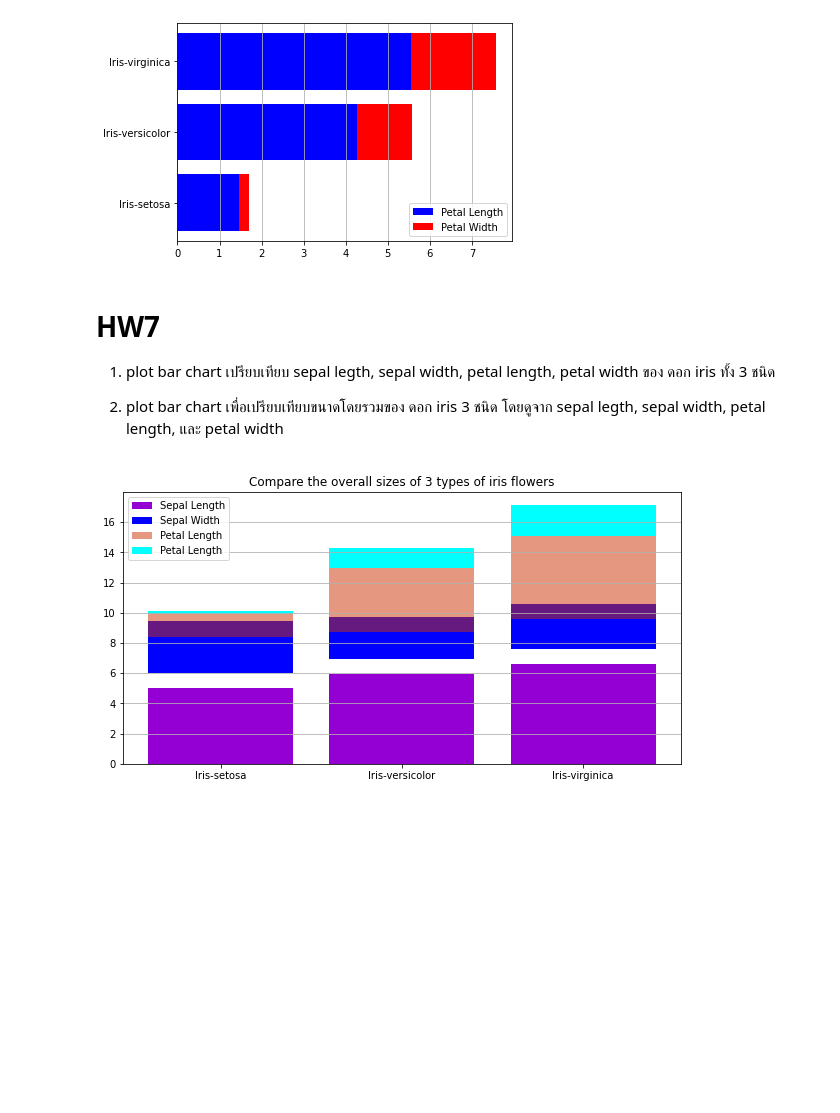
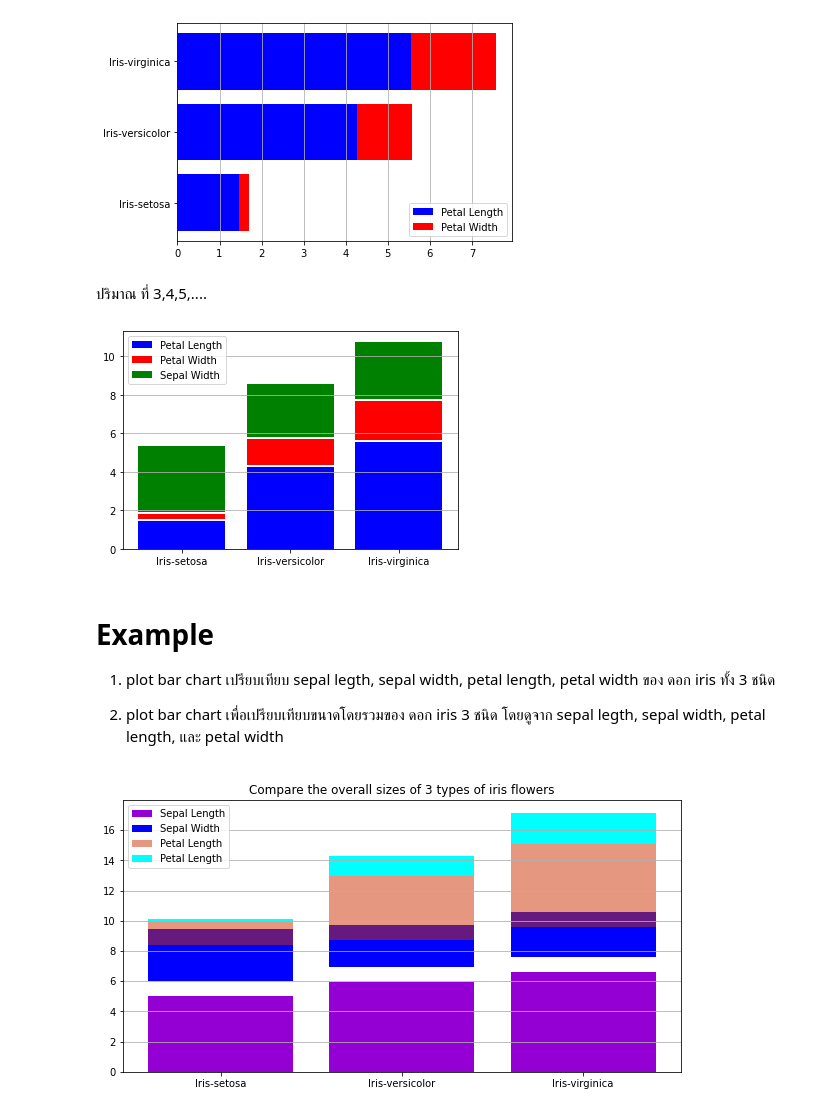
Before and after one commit to nxxk23/BasicProg_DataViz65, a Jupyter notebook: DataViz04_Data_Comparison.ipynb, the cells around one changed output. Drawn from its saved outputs; the diff is of its cells as text; code cells hidden in the pictures; blank space fills up the shorter version.

Commit message:
Quiz 7 + HW 4 ถึง spyder chart

```diff
--- a/DataViz04_Data_Comparison.ipynb
+++ b/DataViz04_Data_Comparison.ipynb
@@ -329,8 +329,19 @@ plt.grid(True,axis='x')
 plt.legend();
 # %% [output]
 [figure]
+# %% [markdown]
+ปริมาณ ที่ 3,4,5,....
+# %%
+plt.bar([1,2,3],sample_data['PetalLength'],color='b',label='Petal Length')
+plt.bar([1,2,3],sample_data['PetalWidth'],bottom=sample_data['PetalLength']+0.1,color='r',label='Petal Width')
+plt.bar([1,2,3],sample_data['SepalWidth'],bottom=sample_data['PetalWidth']+sample_data['PetalLength']+0.2,color='g',label='Sepal Width')
+plt.xticks([1,2,3], sample_data.reset_index()['Name'])
+plt.grid(True,axis='y')
+plt.legend();
+# %% [output]
+[figure, added]
 # %% [markdown]
-# HW7
+# Example
 1. plot bar chart เปรียบเทียบ sepal legth, sepal width, petal length, petal width ของ ดอก iris ทั้ง 3 ชนิด
 
 2. plot bar chart เพื่อเปรียบเทียบขนาดโดยรวมของ ดอก iris 3 ชนิด โดยดูจาก sepal legth, sepal width, petal length, และ petal width
```
Also changed, not shown: parts of 18 cells of this notebook.
